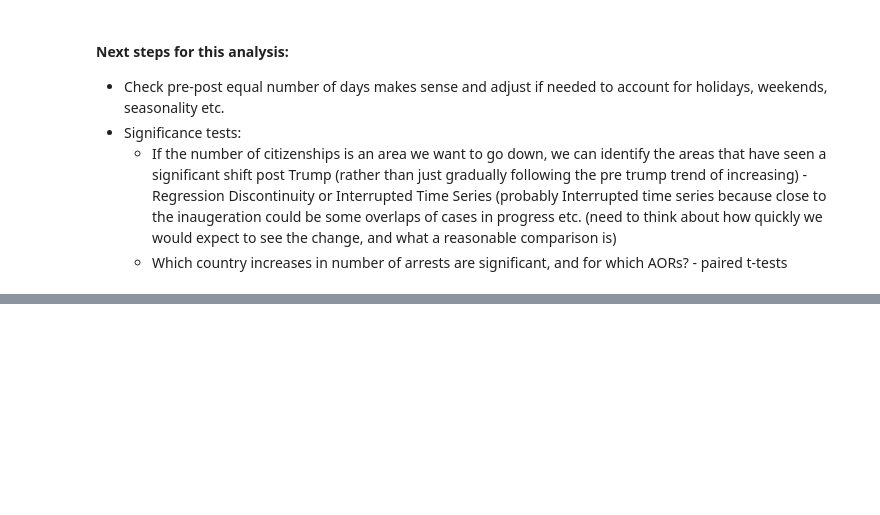
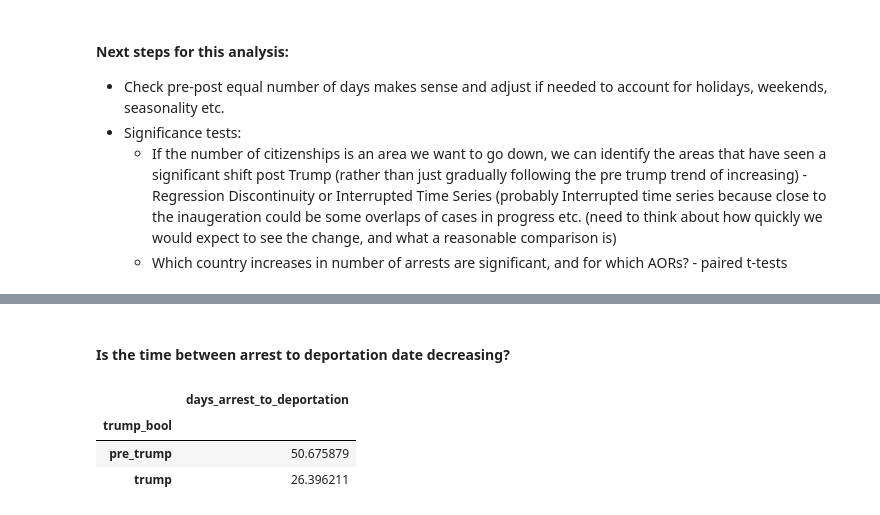
Before and after one commit to ceilingloft/lr_assingment_ice, a Jupyter notebook: task_notebooks/task-4_analysis.ipynb, the cells around one changed output, grey strips where cells are left out. Saved outputs shown, nothing was run; the diff lists cells and outputs as text; code cells hidden in the pictures; blank space fills up the shorter version.

```diff
--- a/task_notebooks/task-4_analysis.ipynb
+++ b/task_notebooks/task-4_analysis.ipynb
@@ -677,0 +586,2 @@ dtype: int64
+# %% [markdown]
+#### Is the time between arrest to deportation date decreasing?
@@ -677,0 +590,7 @@ dtype: int64
+# %%
+eq_days_pre_post_trump.groupby('trump_bool').agg({'days_arrest_to_deportation': 'mean'})
+# %% [output]
+|  | days_arrest_to_deportation |
+| trump_bool |  |
+| pre_trump | 50.675879 |
+| trump | 26.396211 |
```
Also changed, not shown: parts of 43 cells of this notebook.
